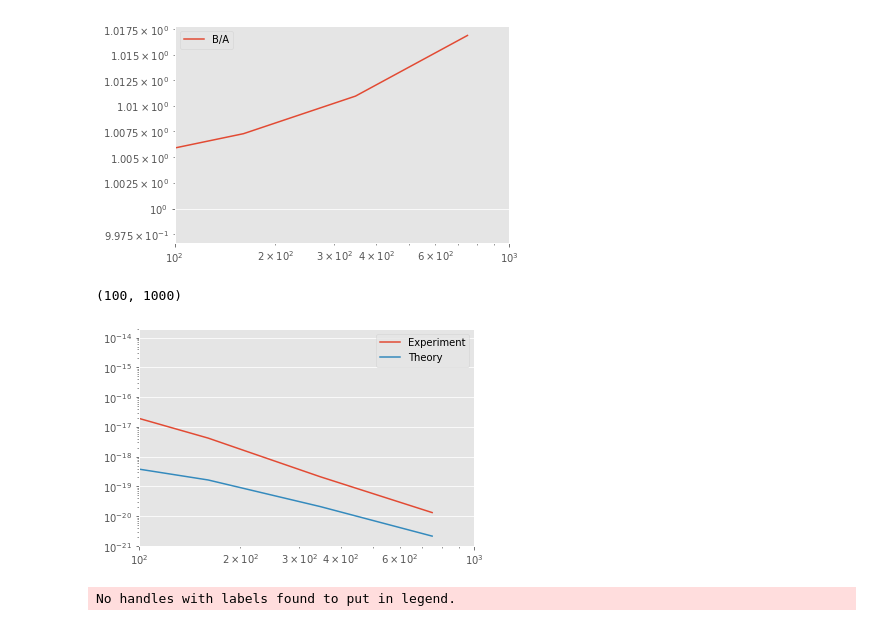
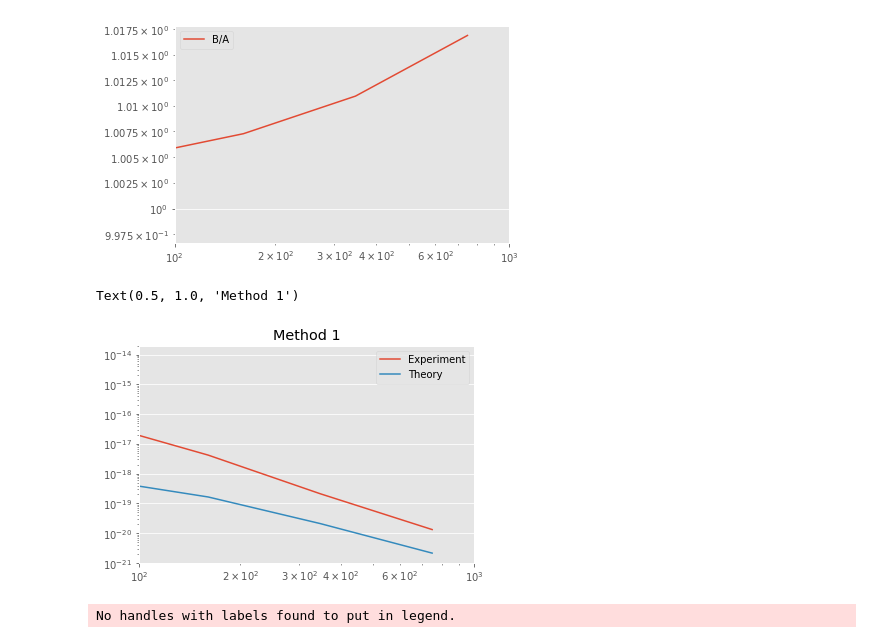
Before and after one commit to tanveerkarim/imaging-sys-covariance, a Jupyter notebook: notebooks/WindowFunctionAnalysis.ipynb, the cells around one changed output. Drawn from its saved outputs; the diff is of its cells as text; code cells hidden in the pictures.

```diff
--- a/notebooks/WindowFunctionAnalysis.ipynb
+++ b/notebooks/WindowFunctionAnalysis.ipynb
@@ -613,7 +613,7 @@ print((tmpcov_binned - cov_binned).min())
 # %% [markdown]
 ### Apply Equation 45 to do the estimation
 # %%
-M = np.load("../dat/pCls/th/couplingmatrix_BC.npy")
+M = np.load("../dat/pCls/th/couplingmatrix_type1.npy")
 M.shape
 # %% [output]
 (2048, 4097)
@@ -680,11 +680,12 @@ _, cls_A_mean_binned = bin_mat(pm.ell[:pm.NSIDE],
 # %%
 plt.loglog(ELL_mid, np.diag(cov_diff_exp_binned), label = 'Experiment')
 plt.loglog(ELL_mid, np.diag(cov_B_theory_binned), label = 'Theory')
 plt.legend(loc = 'best')
 plt.xlim([100, 1000])
+plt.title("Method 1")
 # %% [output]
-(100, 1000)
+Text(0.5, 1.0, 'Method 1')
-[figure, old version]
+[figure, new version]
 # %%
 plt.loglog(ELL_mid, (np.diag(cov_diff_exp_binned) - np.diag(cov_B_theory_binned))/np.diag(cov_A_exp_binned))
 plt.legend(loc = 'best')
```
Also changed, not shown: parts of 16 cells of this notebook, 31 other files.
